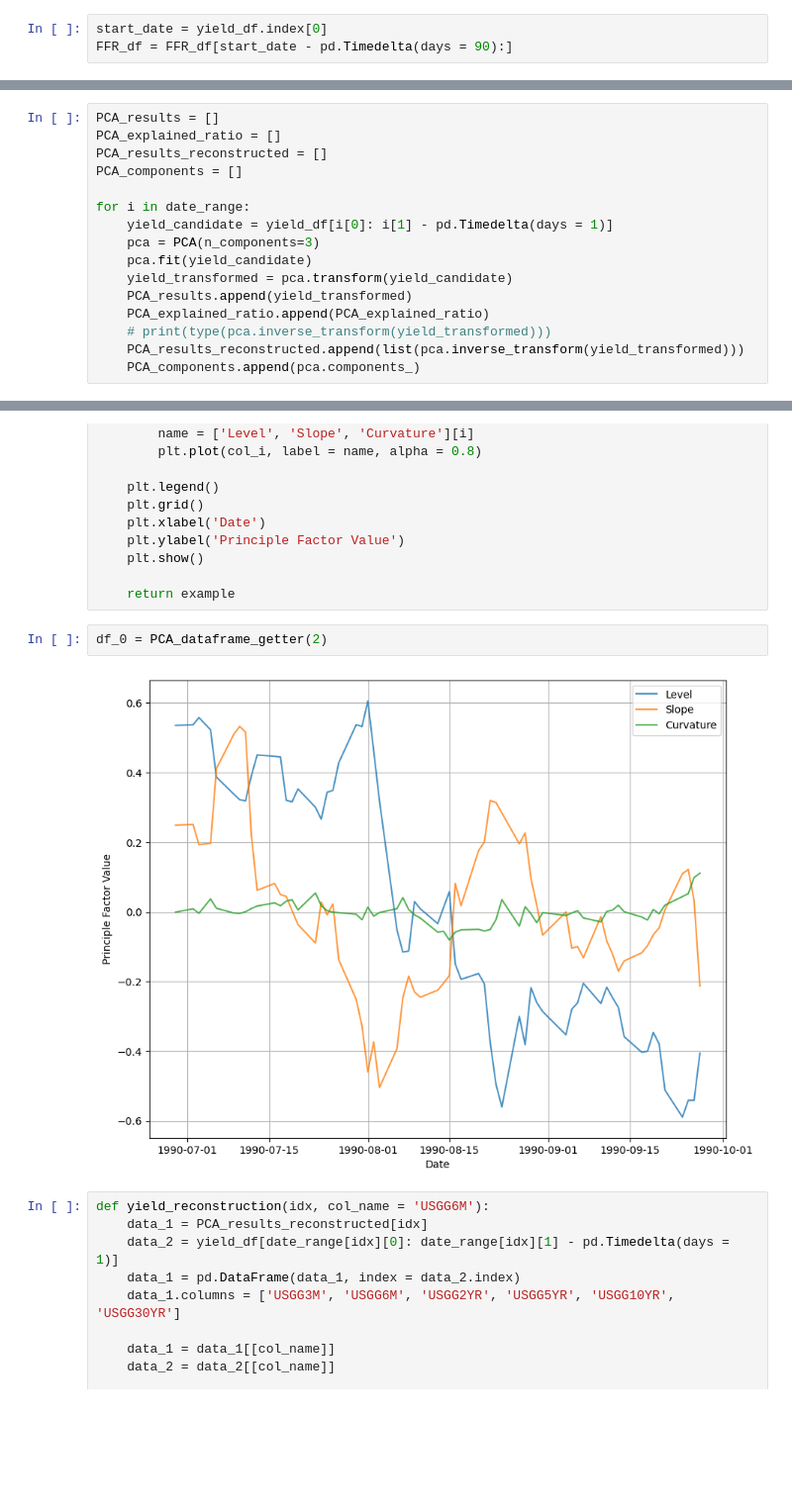
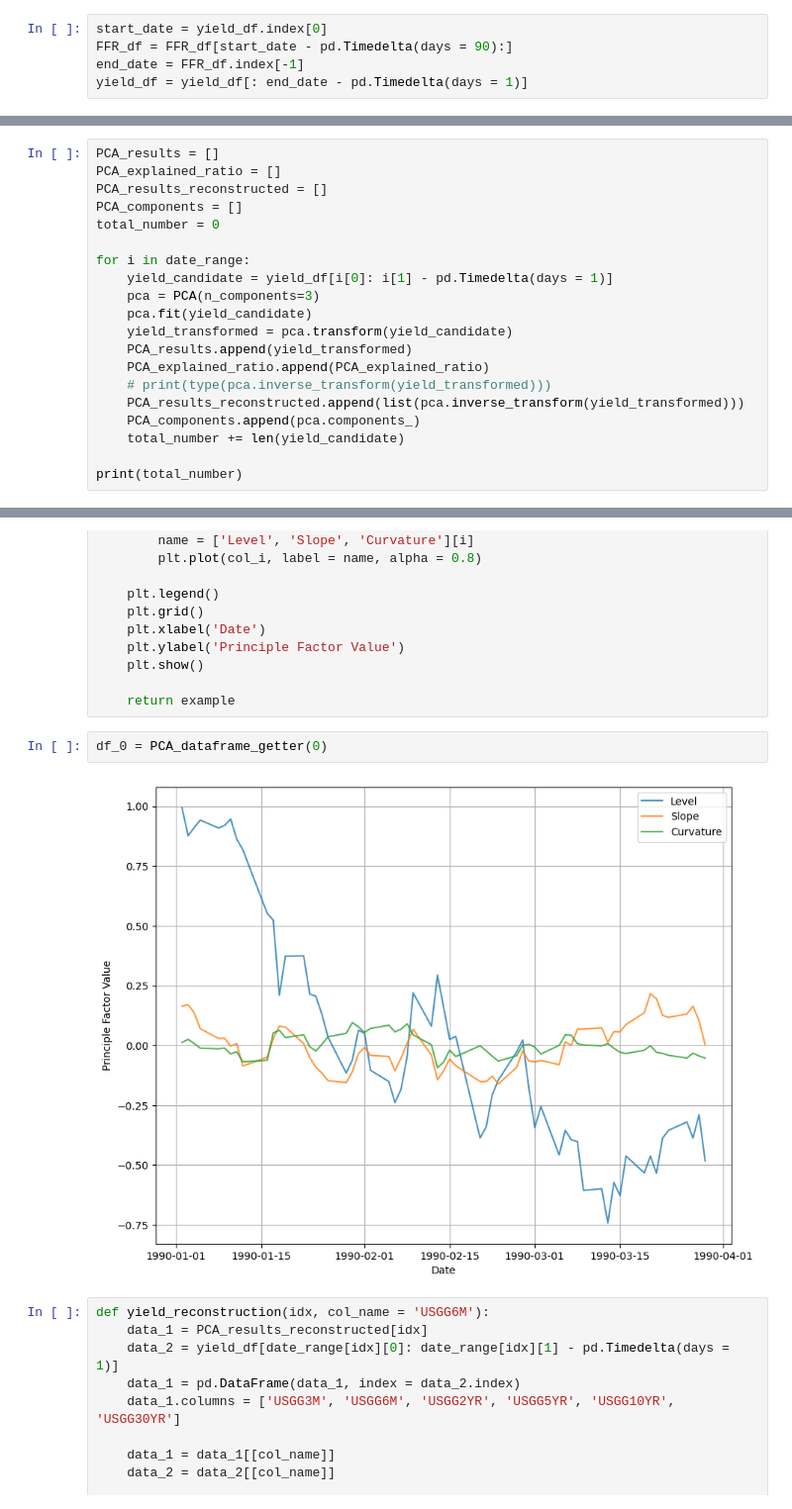
Before and after one commit to FanZixian/ECON_4200_GP, a Jupyter notebook: Bond_Decomposition.ipynb, the cells around one changed output, grey strips where cells are left out. Shown at 99% size. Saved outputs shown, nothing was run; the diff lists cells and outputs as text; blank space fills up the shorter version.

```diff
--- a/Bond_Decomposition.ipynb
+++ b/Bond_Decomposition.ipynb
@@ -17,6 +17,8 @@ FFR_df = FFR_df.sort_index()
 # %%
 start_date = yield_df.index[0]
 FFR_df = FFR_df[start_date - pd.Timedelta(days = 90):]
+end_date = FFR_df.index[-1]
+yield_df = yield_df[: end_date - pd.Timedelta(days = 1)]
 # %%
 pca = PCA(n_components=3)
 pca.fit(yield_df)
@@ -35,6 +37,7 @@ PCA_results = []
 PCA_explained_ratio = []
 PCA_results_reconstructed = []
 PCA_components = []
+total_number = 0
 
 for i in date_range:
     yield_candidate = yield_df[i[0]: i[1] - pd.Timedelta(days = 1)]
@@ -46,3 +49,6 @@ for i in date_range:
     # print(type(pca.inverse_transform(yield_transformed)))
     PCA_results_reconstructed.append(list(pca.inverse_transform(yield_transformed)))
     PCA_components.append(pca.components_)
+    total_number += len(yield_candidate)
+
+print(total_number)
@@ -73,9 +81,9 @@ def PCA_dataframe_getter(idx):
 
     return example
 # %%
-df_0 = PCA_dataframe_getter(2)
+df_0 = PCA_dataframe_getter(0)
 # %% [output]
-[figure, old version]
+[figure, new version]
 # %%
 def yield_reconstruction(idx, col_name = 'USGG6M'):
     data_1 = PCA_results_reconstructed[idx]
```
Also changed, not shown: parts of 6 cells of this notebook, 5 other files.
